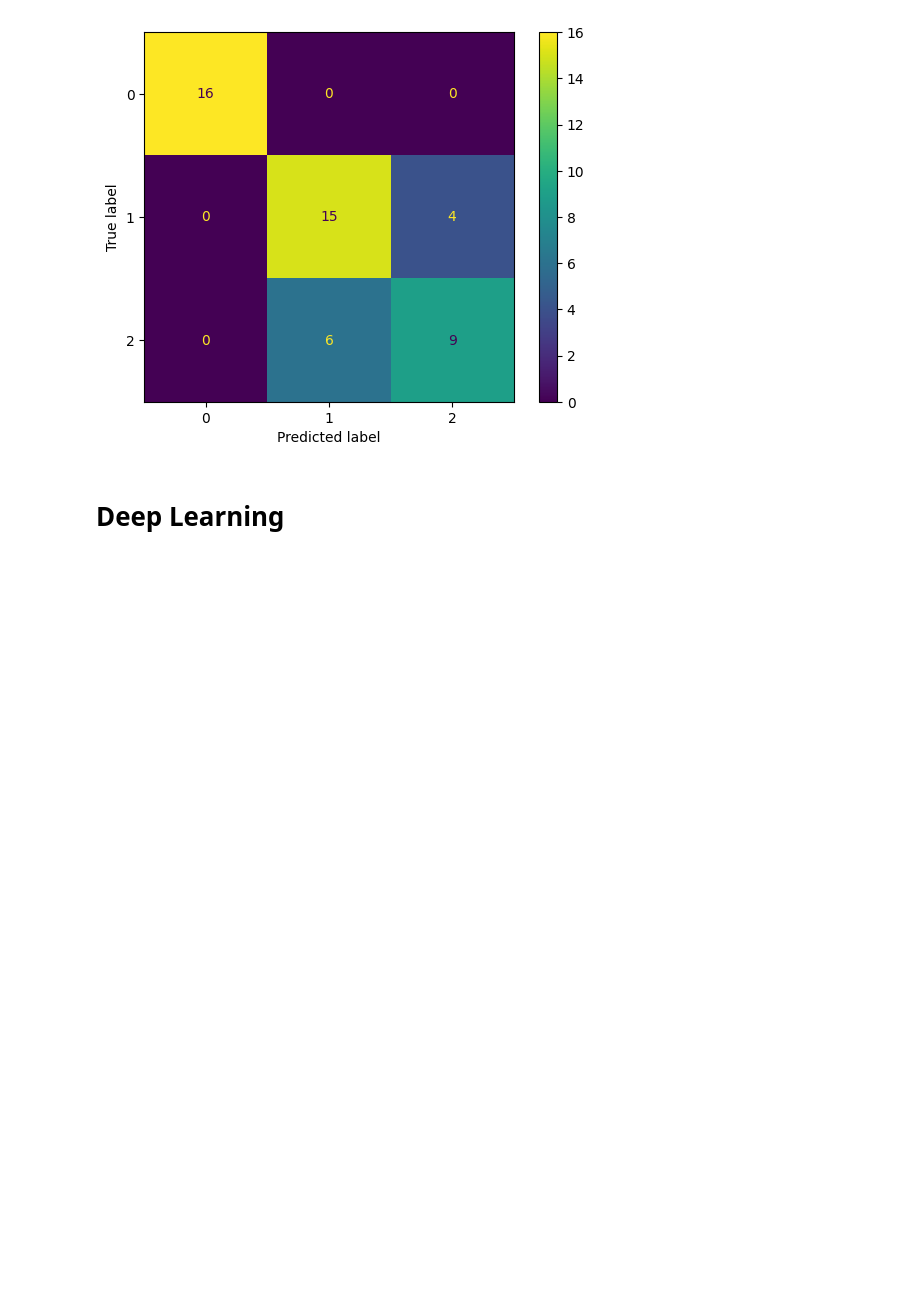
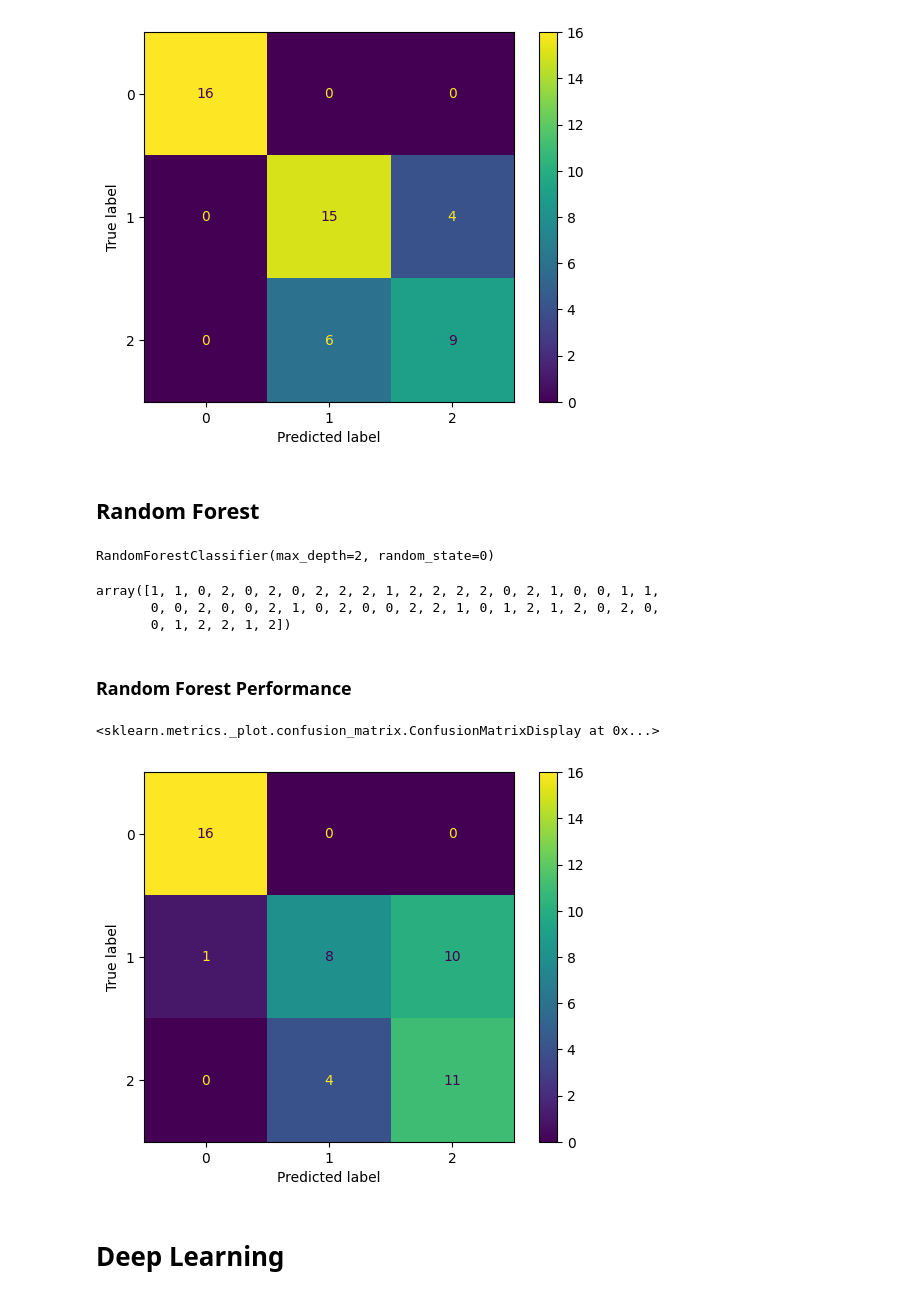
Before and after one commit to chemlavictor/plb_intro_ml, a Jupyter notebook: classif.ipynb, the cells around one changed output. Cells and saved outputs as stored; diff of their text form; code cells hidden in the pictures; blank space fills up the shorter version.

```diff
--- a/classif.ipynb
+++ b/classif.ipynb
@@ -123,6 +123,29 @@ ConfusionMatrixDisplay.from_estimator(svc, X_test, y_test)
 # %% [output]
 <sklearn.metrics._plot.confusion_matrix.ConfusionMatrixDisplay at 0x...>
 [figure]
+# %% [markdown]
+## Random Forest
+# %%
+from sklearn.ensemble import RandomForestClassifier
+
+rf = RandomForestClassifier(max_depth=2, random_state=0)
+rf
+# %% [output]
+RandomForestClassifier(max_depth=2, random_state=0)
+# %%
+rf.fit(X_train, y_train)
+rf.predict(X_test)
+# %% [output]
+array([1, 1, 0, 2, 0, 2, 0, 2, 2, 2, 1, 2, 2, 2, 2, 0, 2, 1, 0, 0, 1, 1,
+       0, 0, 2, 0, 0, 2, 1, 0, 2, 0, 0, 2, 2, 1, 0, 1, 2, 1, 2, 0, 2, 0,
+       0, 1, 2, 2, 1, 2])
+# %% [markdown]
+### Random Forest Performance
+# %%
+ConfusionMatrixDisplay.from_estimator(rf, X_test, y_test)
+# %% [output]
+<sklearn.metrics._plot.confusion_matrix.ConfusionMatrixDisplay at 0x...>
+[figure, added]
 # %% [markdown]
 # Deep Learning
 # %% [markdown]
```
Also changed, not shown: parts of 13 cells of this notebook, 3 other files.
